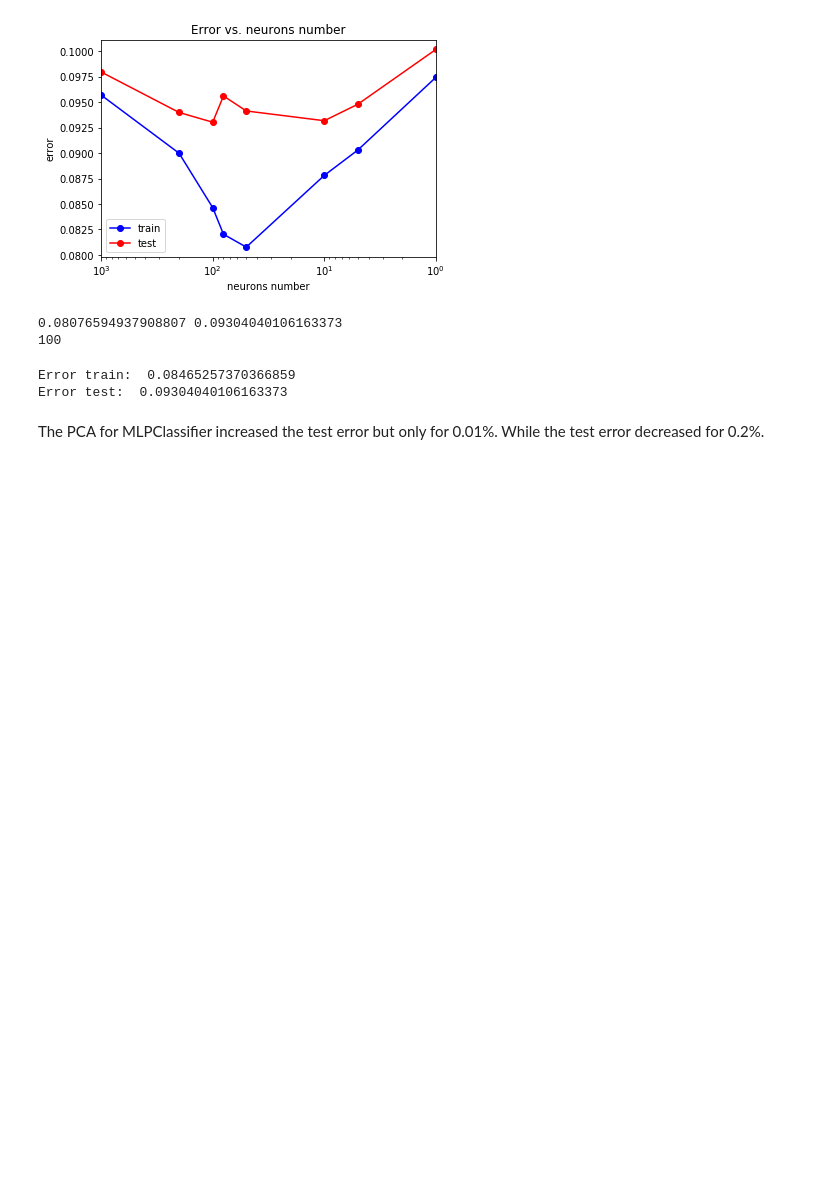
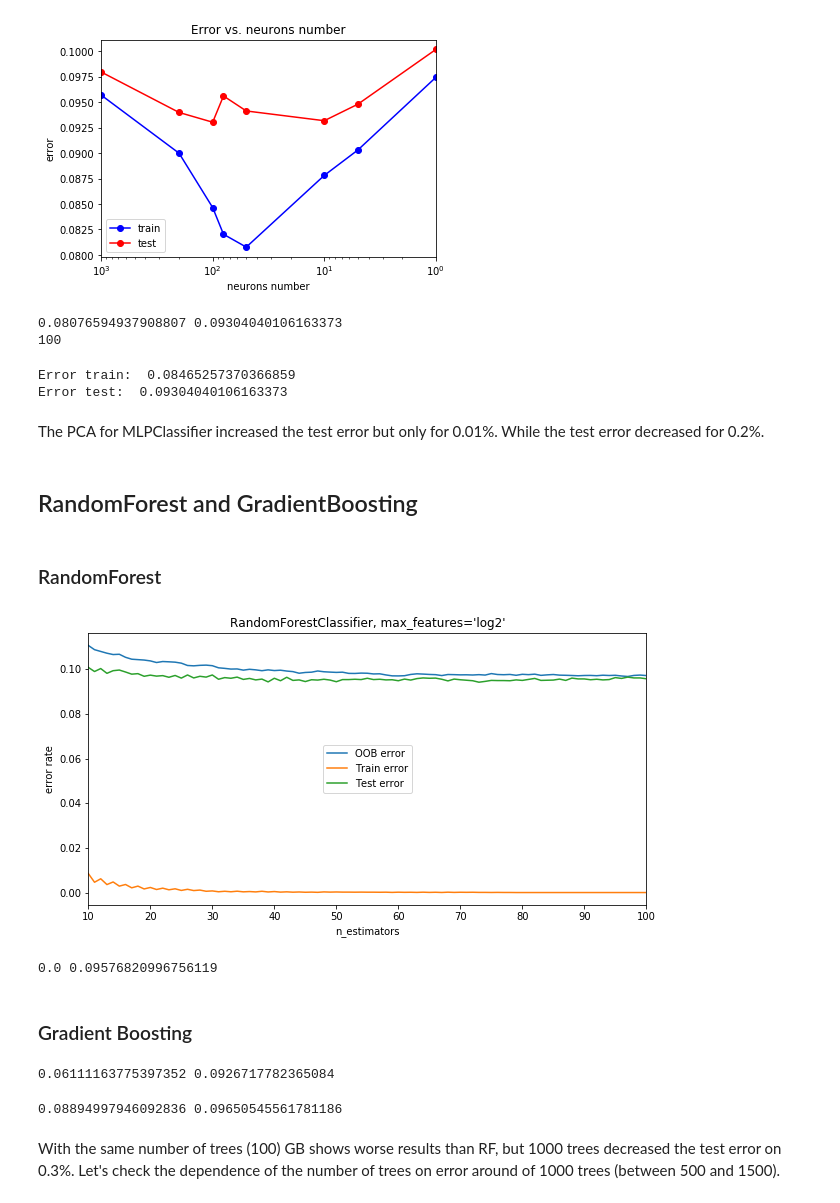
Before and after one commit to crush52/MachineLearning, a Jupyter notebook: bank_marketing.ipynb, the cells around one changed output. Saved outputs shown, nothing was run; the diff lists cells and outputs as text; code cells hidden in the pictures; blank space fills up the shorter version.

```diff
--- a/bank_marketing.ipynb
+++ b/bank_marketing.ipynb
@@ -931,3 +931,7 @@ Error train:  0.08465257370366859
 Error test:  0.09304040106163373
 # %% [markdown]
 The PCA for MLPClassifier increased the test error but only for 0.01%. While the test error decreased for 0.2%.
+# %% [markdown]
+## RandomForest and GradientBoosting
+# %% [markdown]
+### RandomForest
@@ -933,0 +970,57 @@ The PCA for MLPClassifier increased the test error but only for 0.01%. While the
+# %%
+plt.figure(figsize=(10,5))
+
+for label, clf_err in oob_error_rate.items():
+    xs, ys = zip(*clf_err)
+    plt.title(label)
+    plt.plot(xs, ys, label="OOB error")
+
+for label, clf_err in error_train.items():
+    xs, ys = zip(*clf_err)
+    plt.plot(xs, ys, label="Train error")
+
+for label, clf_err in error_test.items():
+    xs, ys = zip(*clf_err)
+    plt.plot(xs, ys, label="Test error")
+
+plt.xlim(min_estimators, max_estimators)
+plt.xlabel("n_estimators")
+plt.ylabel("error rate")
+plt.legend(loc="center")
+plt.show()
+# %% [output]
+[figure, added]
+# %%
+rf = ensemble.RandomForestClassifier(n_estimators = 100, max_features="log2", random_state=15)
+rf.fit(X_train, y_train)
+y_test_predict = rf.predict(X_test)
+
+err_train = np.mean(y_train != rf.predict(X_train))
+err_test  = np.mean(y_test  != y_test_predict)
+
+print(err_train, err_test)
+# %% [output]
+0.0 0.09576820996756119
+# %% [markdown]
+### Gradient Boosting
+# %%
+gb = ensemble.GradientBoostingClassifier(n_estimators=1000)
+gb.fit(X_train, y_train)
+err_train = np.mean(y_train != gb.predict(X_train))
+err_test  = np.mean(y_test  != gb.predict(X_test))
+
+print(err_train, err_test)
+# %% [output]
+0.06111163775397352 0.0926717782365084
+# %%
+gb = ensemble.GradientBoostingClassifier(n_estimators=100)
+gb.fit(X_train, y_train)
+err_train = np.mean(y_train != gb.predict(X_train))
+err_test  = np.mean(y_test  != gb.predict(X_test))
+
+print(err_train, err_test)
+# %% [output]
+0.08894997946092836 0.09650545561781186
+# %% [markdown]
+With the same number of trees (100) GB shows worse results than RF, but 1000 trees decreased the test error on 0.3%.
+Let's check the dependence of the number of trees on error around of 1000 trees (between 500 and 1500).
```
Also changed, not shown: parts of 7 cells of this notebook.
